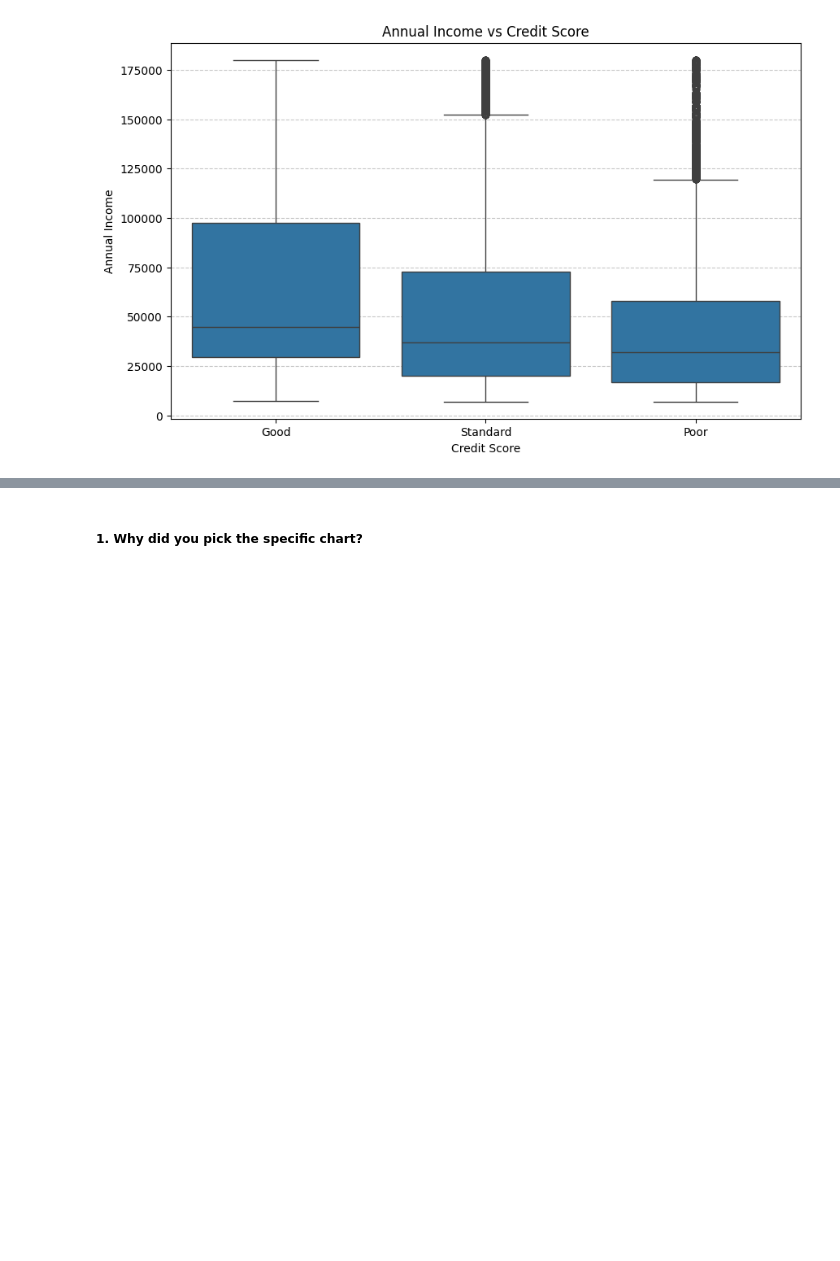
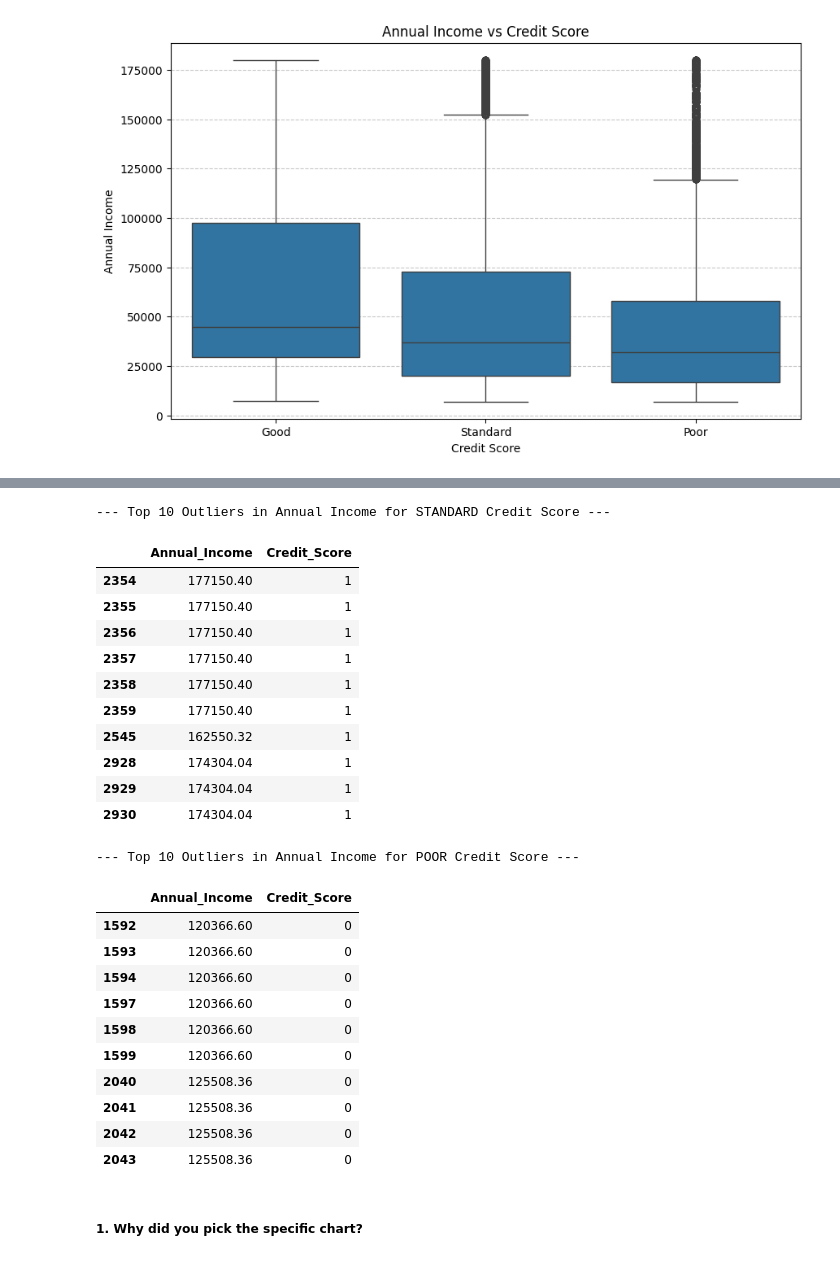
Before and after one commit to Kamalhsn/paisabazaar-banking-fraud-analysis, a Jupyter notebook: Paisabazaar_Banking_Fraud_EDA.ipynb, the cells around one changed output, grey strips where cells are left out. Cells and saved outputs as stored; diff of their text form; code cells hidden in the pictures; blank space fills up the shorter version.

```diff
--- a/Paisabazaar_Banking_Fraud_EDA.ipynb
+++ b/Paisabazaar_Banking_Fraud_EDA.ipynb
@@ -760,2 +788,39 @@ plt.show()
+# %%
+print("--- Top 10 Outliers in Annual Income for STANDARD Credit Score ---")
+if not outliers_standard.empty:
+    display(outliers_standard[['Annual_Income', 'Credit_Score']].head(10))
+else:
+    print("No outliers found for Standard Credit Score.")
+
+print("\n--- Top 10 Outliers in Annual Income for POOR Credit Score ---")
+if not outliers_poor.empty:
+    display(outliers_poor[['Annual_Income', 'Credit_Score']].head(10))
+else:
+    print("No outliers found for Poor Credit Score.")
+# %% [output]
+--- Top 10 Outliers in Annual Income for STANDARD Credit Score ---
+|  | Annual_Income | Credit_Score |
+| 2354 | 177150.40 | 1 |
+| 2355 | 177150.40 | 1 |
+| 2356 | 177150.40 | 1 |
+| 2357 | 177150.40 | 1 |
+| 2358 | 177150.40 | 1 |
+| 2359 | 177150.40 | 1 |
+| 2545 | 162550.32 | 1 |
+| 2928 | 174304.04 | 1 |
+| 2929 | 174304.04 | 1 |
+| 2930 | 174304.04 | 1 |
+--- Top 10 Outliers in Annual Income for POOR Credit Score ---
+|  | Annual_Income | Credit_Score |
+| 1592 | 120366.60 | 0 |
+| 1593 | 120366.60 | 0 |
+| 1594 | 120366.60 | 0 |
+| 1597 | 120366.60 | 0 |
+| 1598 | 120366.60 | 0 |
+| 1599 | 120366.60 | 0 |
+| 2040 | 125508.36 | 0 |
+| 2041 | 125508.36 | 0 |
+| 2042 | 125508.36 | 0 |
+| 2043 | 125508.36 | 0 |
 # %% [markdown]
 ##### 1. Why did you pick the specific chart?
```
Also changed, not shown: parts of 31 cells of this notebook.
